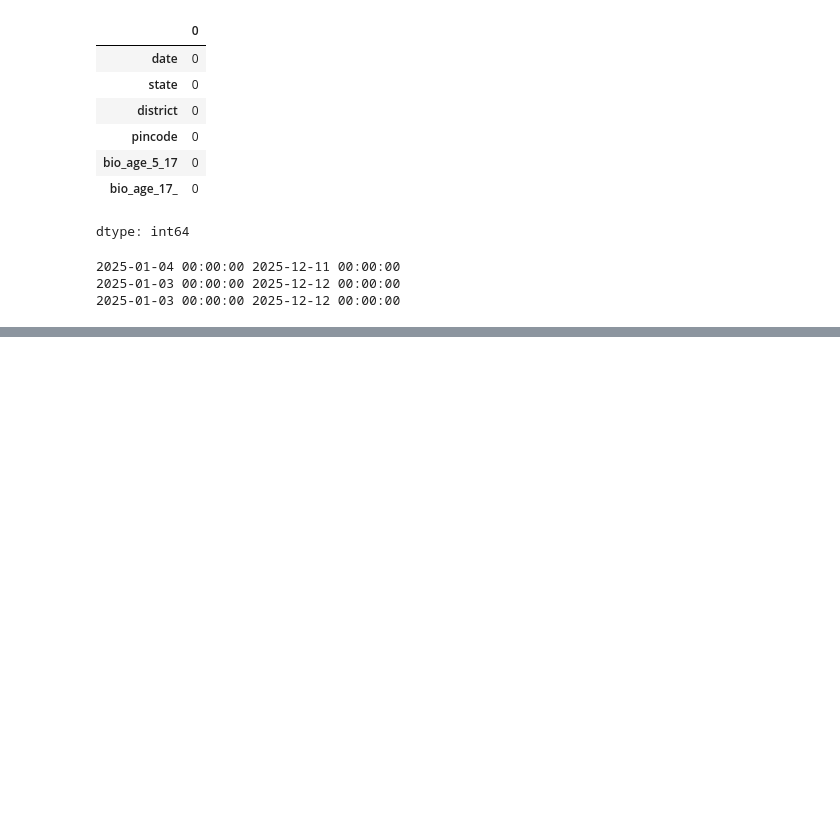
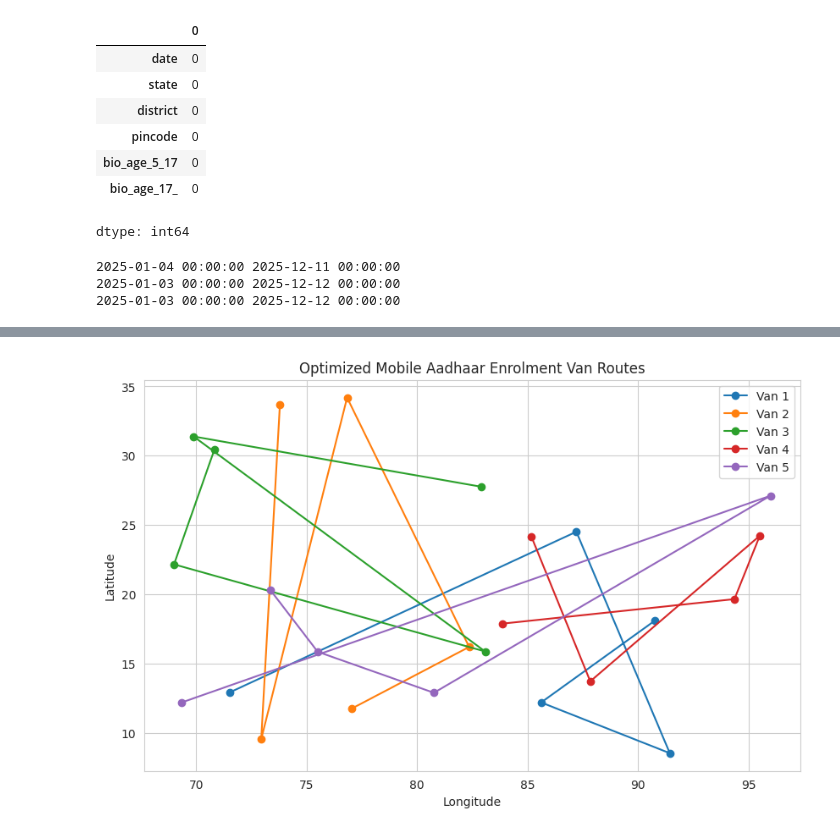
Before and after one commit to Vijayalakshmi2608/UIDAI_Early_Warning_System, a Jupyter notebook: UIDAI_Early_Warning_System.ipynb, the cells around one changed output, grey strips where cells are left out. Cells and saved outputs as stored; diff of their text form; code cells hidden in the pictures; blank space fills up the shorter version.

```diff
--- a/UIDAI_Early_Warning_System.ipynb
+++ b/UIDAI_Early_Warning_System.ipynb
@@ -1715,0 +506,16 @@ logs.txt
+# %%
+# Assume 5 mobile vans
+NUM_VANS = 5
+
+# Sort by highest demand
+routing_df = routing_df.sort_values('demand_score', ascending=False)
+
+# Assign districts to vans (round-robin allocation)
+routing_df['van_id'] = routing_df.index % NUM_VANS
+# %%
+routes = {}
+
+for van in range(NUM_VANS):
+    route = routing_df[routing_df['van_id'] == van]
+    route = route.sort_values('demand_score', ascending=False)
+    routes[van] = route
@@ -1715,0 +526,18 @@ logs.txt
+# %%
+import matplotlib.pyplot as plt
+
+plt.figure(figsize=(10, 6))
+
+for van, route in routes.items():
+    plt.plot(route['lon'], route['lat'], marker='o', label=f'Van {van+1}')
+
+plt.xlabel("Longitude")
+plt.ylabel("Latitude")
+plt.title("Optimized Mobile Aadhaar Enrolment Van Routes")
+plt.legend()
+plt.grid(True)
+
+plt.savefig("mobile_enrolment_van_routes.png", dpi=300, bbox_inches='tight')
+plt.show()
+# %% [output]
+[figure, added]
```
Also changed, not shown: parts of 182 cells of this notebook.
